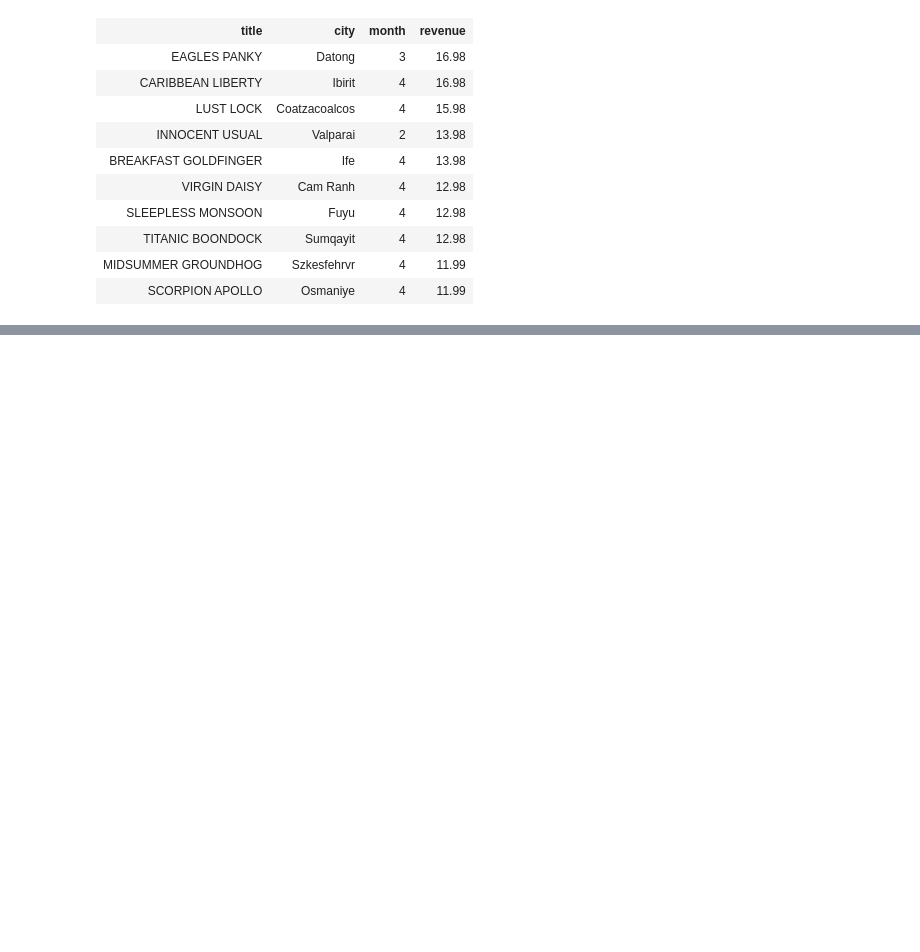
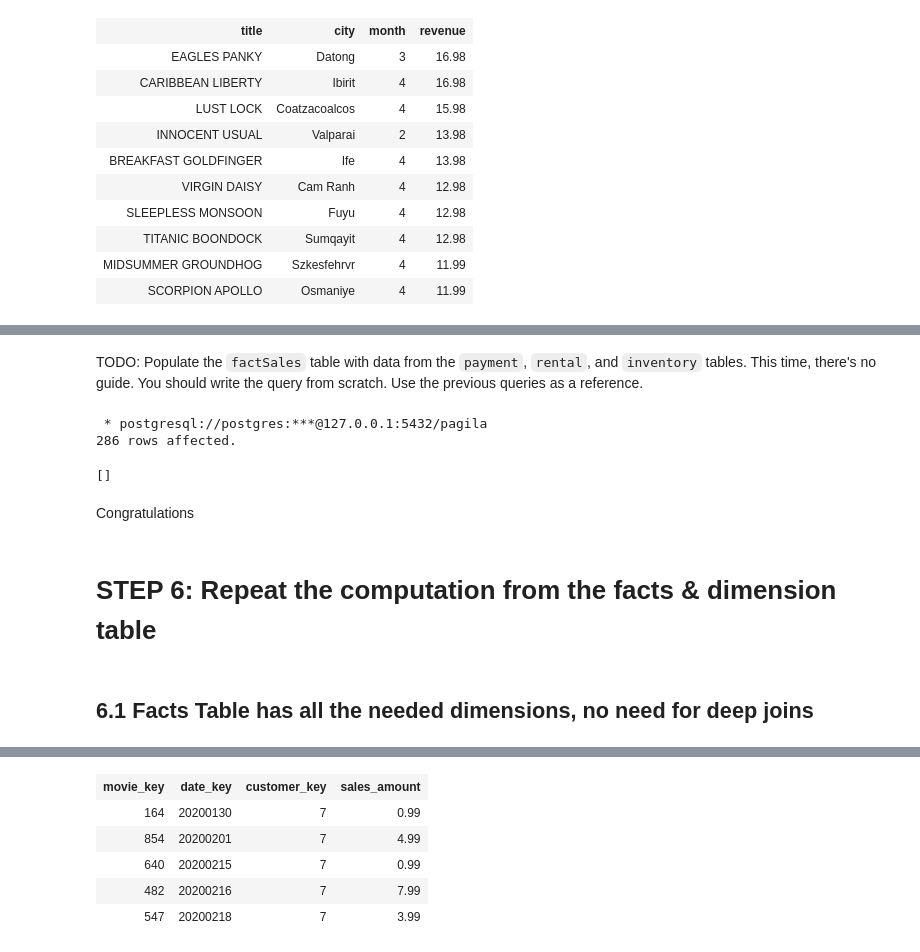
Before and after one commit to langsari/big-data-engineering-with-python-2021-class, a Jupyter notebook: 6-data-warehouse/data-werehouse_etl-sakila-from-3nf-to-star-in-6-steps.ipynb, the cells around one changed output, grey strips where cells are left out. Drawn from its saved outputs; the diff is of its cells as text; code cells hidden in the pictures; blank space fills up the shorter version.

Commit message:
Update Data Werehouse - ETL Sakila from 3NF to Star Schema in 6 Steps

```diff
--- a/6-data-warehouse/ETL-Sakila-Star-Schema-Step1-3.ipynb
+++ b/6-data-warehouse/data-werehouse_etl-sakila-from-3nf-to-star-in-6-steps.ipynb
@@ -611,0 +710,31 @@ limit 10;
+# %% [markdown]
+TODO: Populate the `factSales` table with data from the `payment`, `rental`, and `inventory` tables. This time, there's no guide. You should write the query from scratch. Use the previous queries as a reference.
+# %%
+%%sql
+INSERT INTO factsales (date_key, customer_key, movie_key, store_key, sales_amount)
+SELECT  TO_CHAR(p.payment_date :: DATE, 'yyyyMMDD')::integer, dc.customer_key,
+        dm.movie_key, ds.store_key, p.amount
+FROM payment p
+JOIN rental r ON (p.rental_id = r.rental_id)
+JOIN inventory i ON (r.inventory_id = i.inventory_id)
+JOIN customer c ON (p.customer_id=c.customer_id)
+JOIN dimcustomer dc ON(p.customer_id = dc.customer_id)
+JOIN dimstore ds ON (c.store_id = ds.store_id)
+JOIN dimmovie dm ON (i.film_id = dm.film_id)
+# %% [output]
+ * postgresql://postgres:***@127.0.0.1:5432/pagila
+286 rows affected.
+[]
+# %% [markdown]
+Congratulations
+# %% [markdown]
+# STEP 6: Repeat the computation from the facts & dimension table
+# %% [markdown]
+## 6.1 Facts Table has all the needed dimensions, no need for deep joins
+# %%
+%%time
+%%sql
+SELECT movie_key, date_key, customer_key, sales_amount
+FROM factSales
+limit 5;
+# %% [output]
@@ -611,0 +745,6 @@ limit 10;
+| movie_key | date_key | customer_key | sales_amount |
+| 164 | 20200130 | 7 | 0.99 |
+| 854 | 20200201 | 7 | 4.99 |
+| 640 | 20200215 | 7 | 0.99 |
+| 482 | 20200216 | 7 | 7.99 |
+| 547 | 20200218 | 7 | 3.99 |
```
Also changed, not shown: parts of 54 cells of this notebook.
